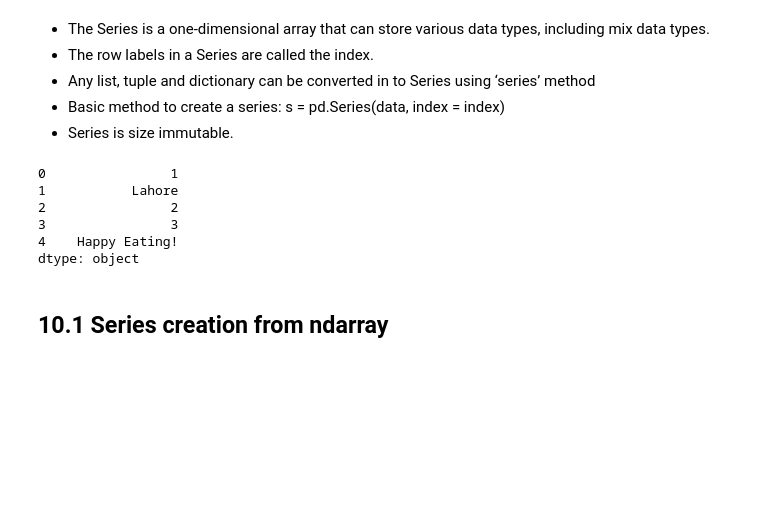
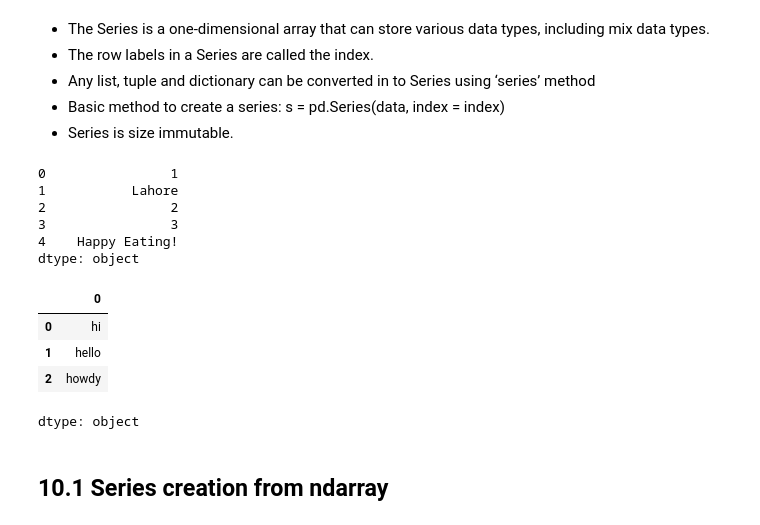
Before and after one commit to rebecccawong/360-lab1, a Jupyter notebook: introduction_to_python.ipynb, the cells around one changed output. Saved outputs shown, nothing was run; the diff lists cells and outputs as text; code cells hidden in the pictures; blank space fills up the shorter version.

Commit message:
Created 14 examples in the file

```diff
--- a/introduction_to_python.ipynb
+++ b/introduction_to_python.ipynb
@@ -931,6 +1110,20 @@ s
 3                3
 4    Happy Eating!
 dtype: object
+# %%
+# Example 14: Series
+import pandas as pd
+
+# Create a series with 3 greetings
+phrase = pd.Series(["hi", "hello", "howdy"])
+# Print the series of greetings as an index
+phrase
+# %% [output]
+|  | 0 |
+| 0 | hi |
+| 1 | hello |
+| 2 | howdy |
+dtype: object
 # %% [markdown]
 ## 10.1 Series creation from ndarray
 # %% [markdown]
```
Also changed, not shown: parts of 16 cells of this notebook.
